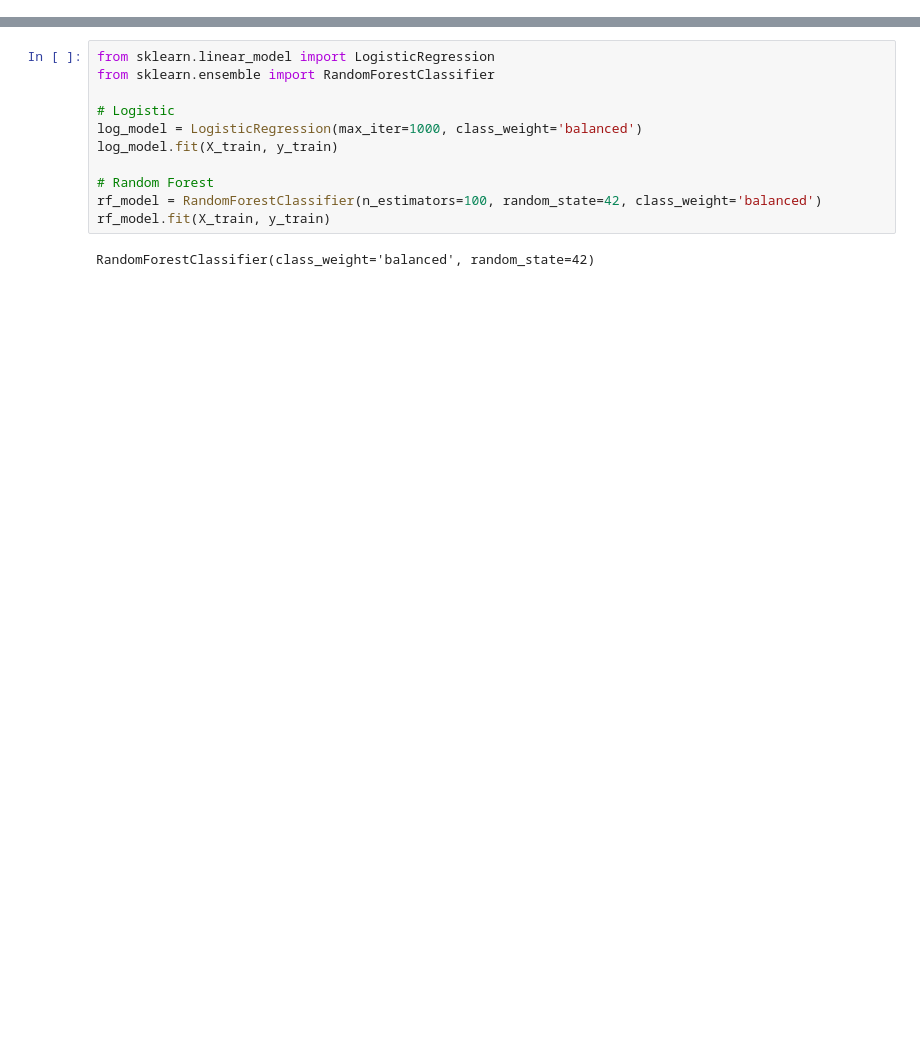
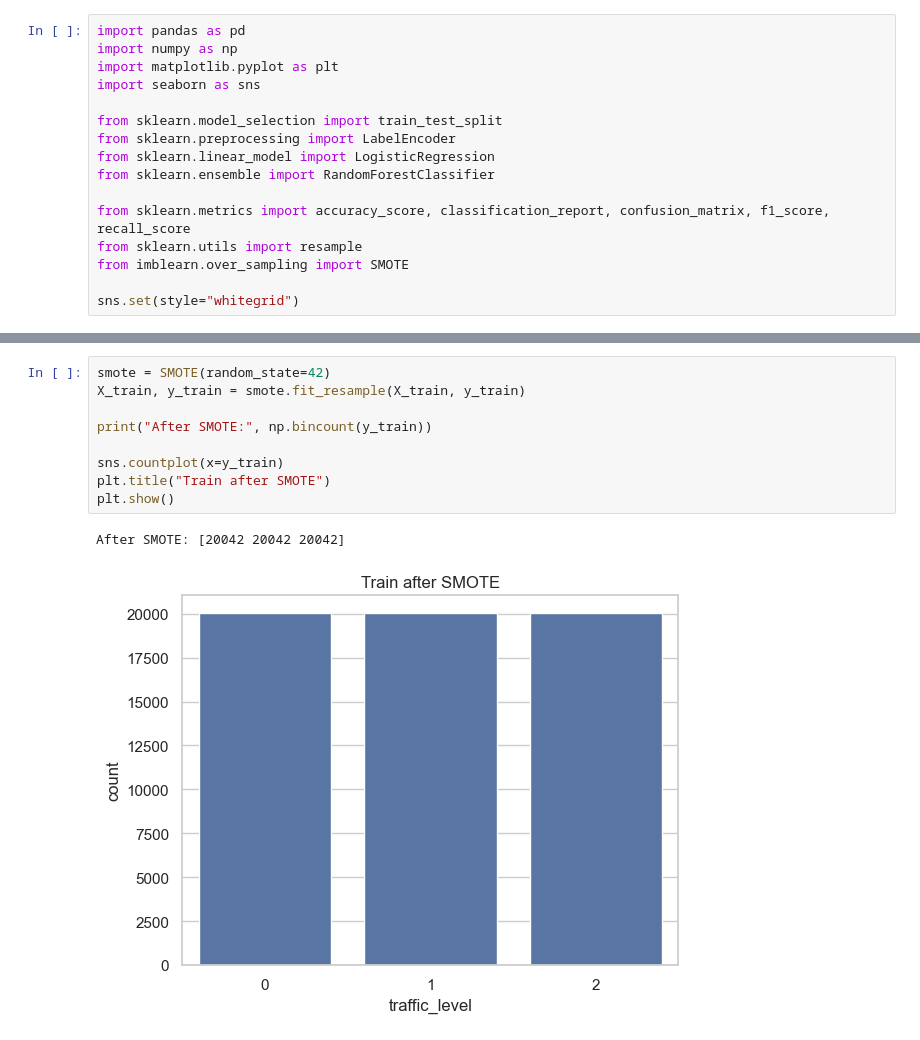
Before and after one commit to Rufus1507/ADY201m_QE200101_QE200080_GIAO_THONG_THONG_MINH, a Jupyter notebook: notebooks/2_Modeling.ipynb, the cells around one changed output, grey strips where cells are left out. Saved outputs shown, nothing was run; the diff lists cells and outputs as text; blank space fills up the shorter version.

```diff
--- a/notebooks/2_Modeling.ipynb
+++ b/notebooks/2_Modeling.ipynb
@@ -16,3 +1,19 @@ Based on the model results and feature importance, time variables have a signifi
+# %%
+import pandas as pd
+import numpy as np
+import matplotlib.pyplot as plt
+import seaborn as sns
+
+from sklearn.model_selection import train_test_split
+from sklearn.preprocessing import LabelEncoder
+from sklearn.linear_model import LogisticRegression
+from sklearn.ensemble import RandomForestClassifier
+
+from sklearn.metrics import accuracy_score, classification_report, confusion_matrix, f1_score, recall_score
+from sklearn.utils import resample
+from imblearn.over_sampling import SMOTE
+
+sns.set(style="whitegrid")
 # %%
 import pandas as pd
 import numpy as np
@@ -82,13 +93,12 @@ Test size: (8245, 5)
-# %%
-from sklearn.linear_model import LogisticRegression
-from sklearn.ensemble import RandomForestClassifier
-
-# Logistic
-log_model = LogisticRegression(max_iter=1000, class_weight='balanced')
-log_model.fit(X_train, y_train)
-
-# Random Forest
-rf_model = RandomForestClassifier(n_estimators=100, random_state=42, class_weight='balanced')
-rf_model.fit(X_train, y_train)
-# %% [output]
-RandomForestClassifier(class_weight='balanced', random_state=42)
+# %%
+smote = SMOTE(random_state=42)
+X_train, y_train = smote.fit_resample(X_train, y_train)
+
+print("After SMOTE:", np.bincount(y_train))
+
+sns.countplot(x=y_train)
+plt.title("Train after SMOTE")
+plt.show()
+# %% [output]
+After SMOTE: [20042 20042 20042]
+[figure, added]
```
Also changed, not shown: parts of 15 cells of this notebook, 5 other files.
